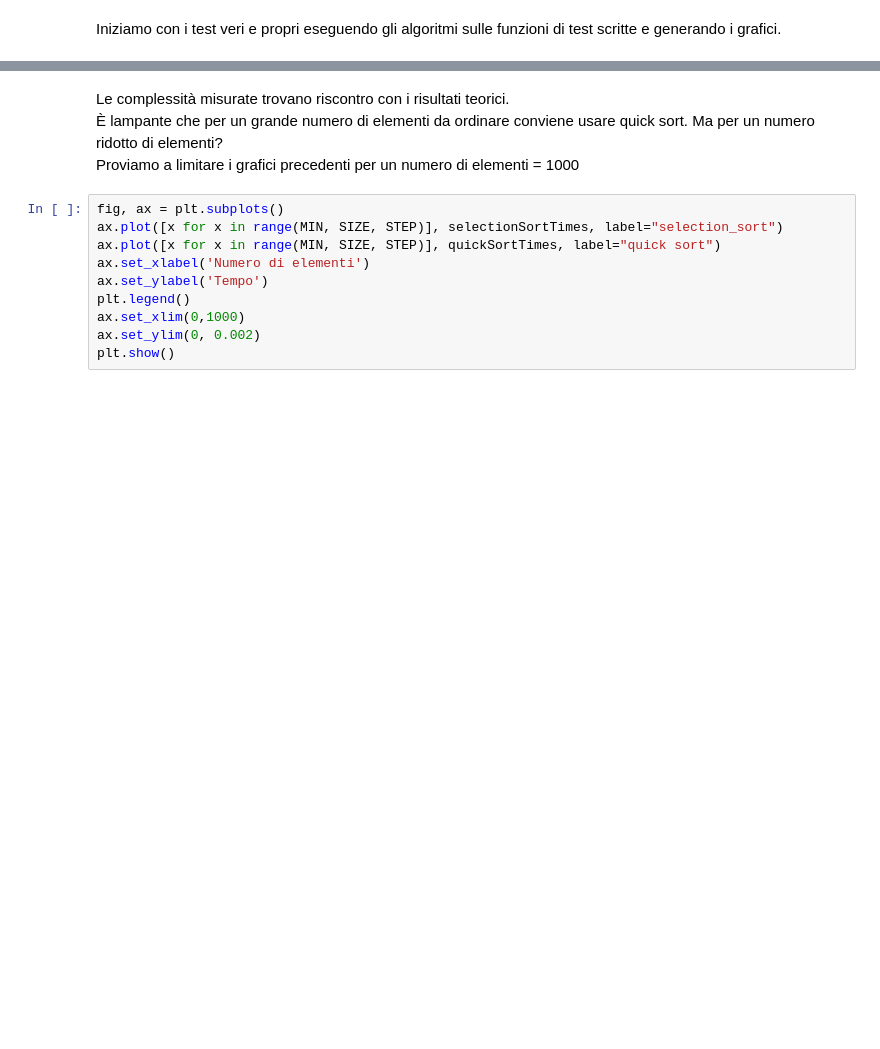
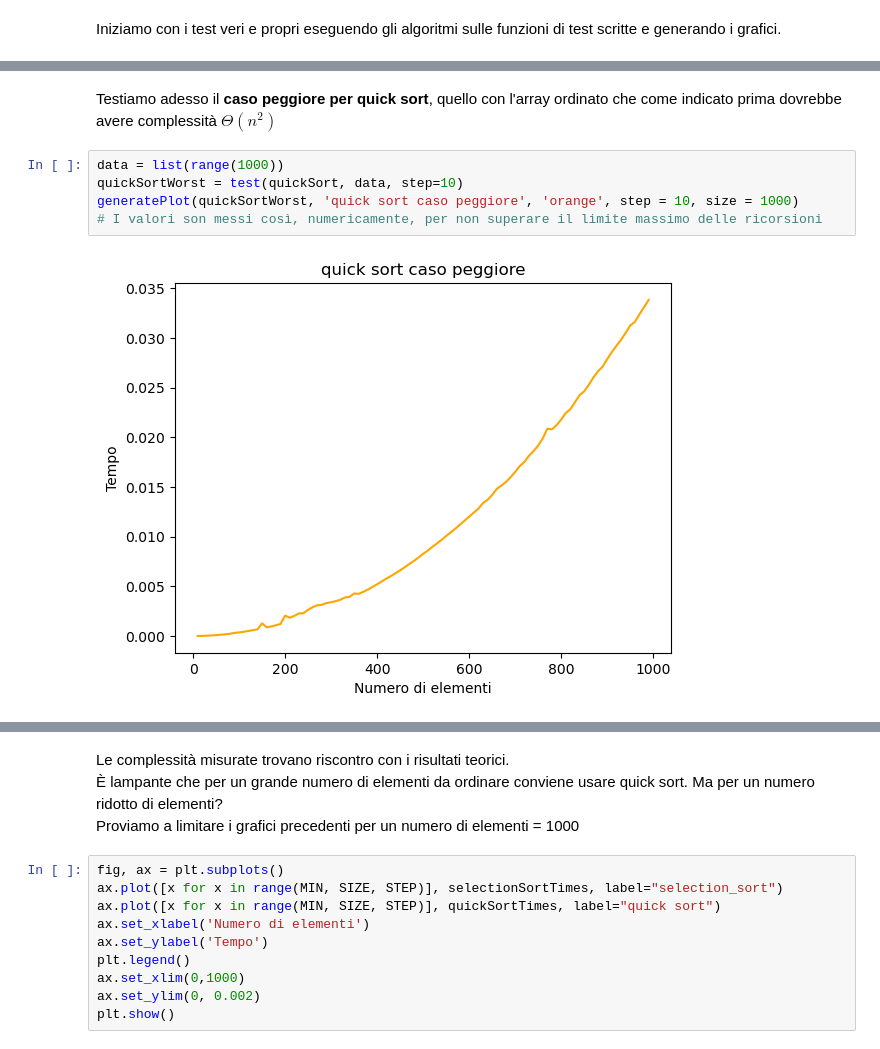
Before and after one commit to salvatore-greco/labAlgo, a Jupyter notebook: selection_sort_vs_quick_sort.ipynb, the cells around one changed output, grey strips where cells are left out. Saved outputs shown, nothing was run; the diff lists cells and outputs as text; blank space fills up the shorter version.

```diff
--- a/selection_sort_vs_quick_sort.ipynb
+++ b/selection_sort_vs_quick_sort.ipynb
@@ -127,3 +127,12 @@ generatePlot(quickSortTimes, 'Quick Sort', 'red')
+# %% [markdown]
+Testiamo adesso il **caso peggiore per quick sort**, quello con l'array ordinato che come indicato prima dovrebbe avere complessità $\Theta(n^2)$
+# %%
+data = list(range(1000))
+quickSortWorst = test(quickSort, data, step=10)
+generatePlot(quickSortWorst, 'quick sort caso peggiore', 'orange', step = 10, size = 1000)
+# I valori son messi così, numericamente, per non superare il limite massimo delle ricorsioni
+# %% [output]
+[figure, added]
 # %% [markdown]
 ## Analisi dei risultati
 I grafici mostrati sopra mostrano una misurazione empirica dei tempi di esecuzione dei due algoritmi.
```
Also changed, not shown: parts of 6 cells of this notebook.
